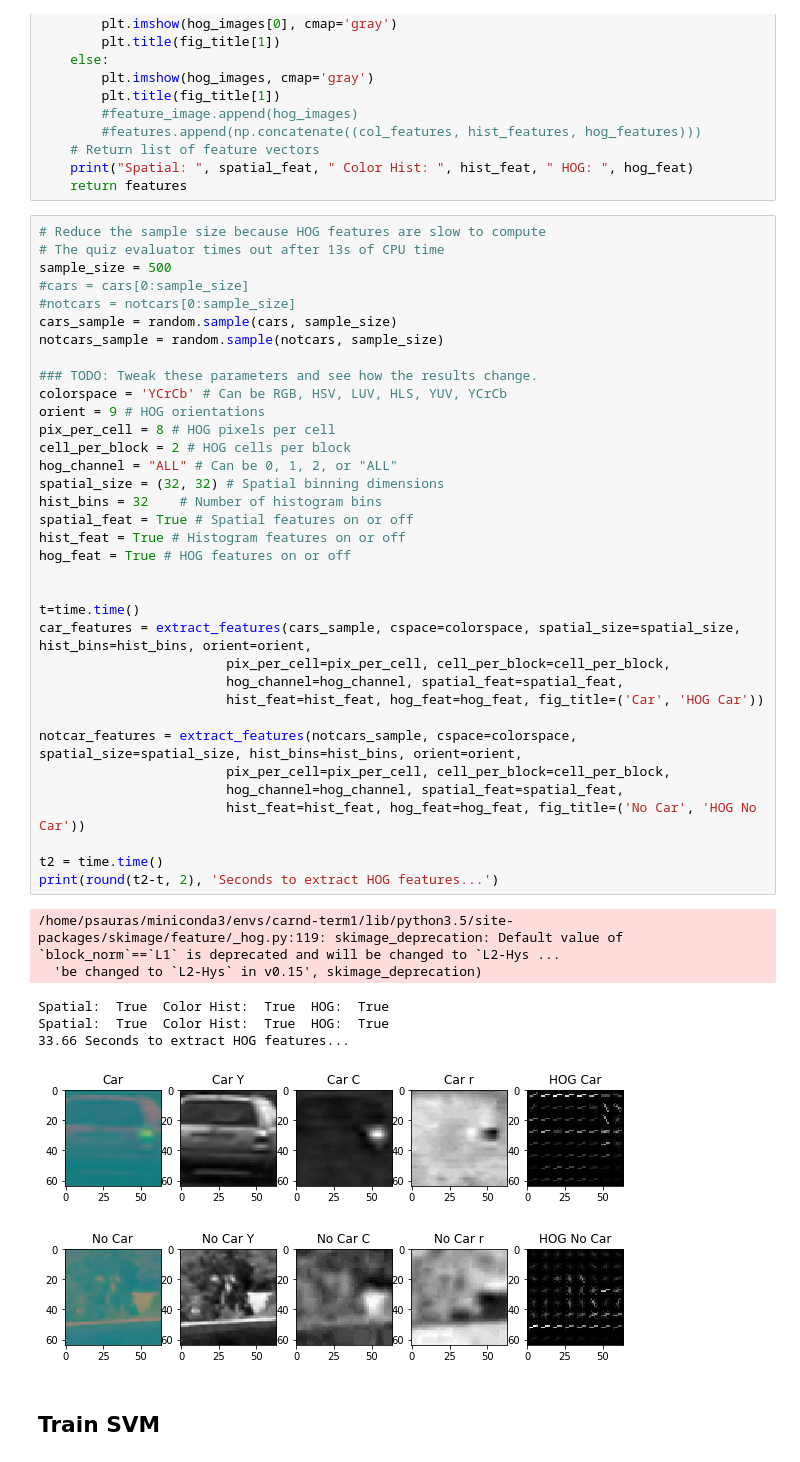
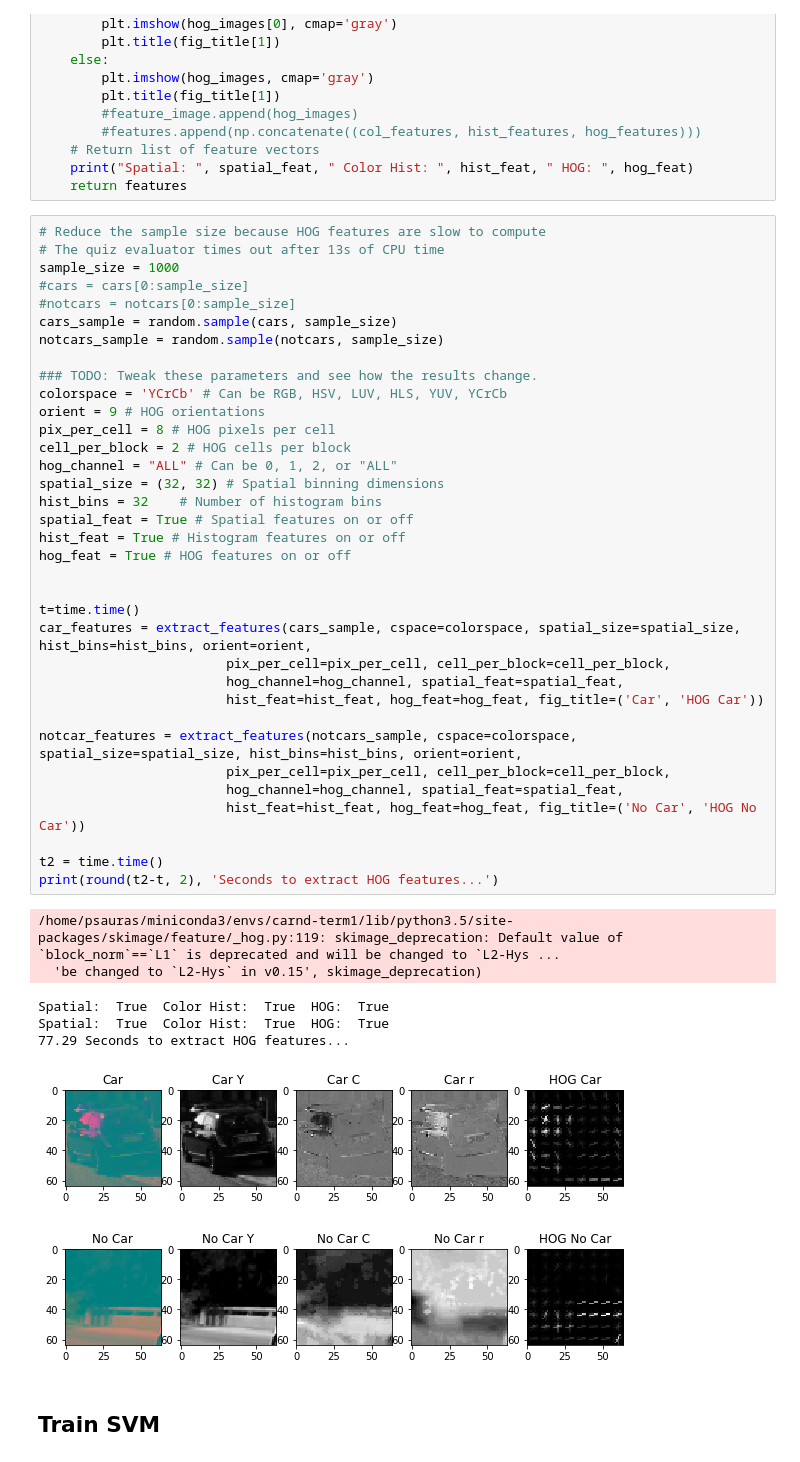
Before and after one commit to pablosaurasperez/CarND-Vehicle-Detection, a Jupyter notebook: P5_Vehicle_Detection.ipynb, the cells around one changed output. Drawn from its saved outputs; the diff is of its cells as text.

```diff
--- a/P5_Vehicle_Detection.ipynb
+++ b/P5_Vehicle_Detection.ipynb
@@ -305,7 +306,7 @@ def extract_features(imgs, cspace='RGB',  spatial_size=(32, 32), hist_bins=32, o
 # %%
 # Reduce the sample size because HOG features are slow to compute
 # The quiz evaluator times out after 13s of CPU time
-sample_size = 500
+sample_size = 1000
 #cars = cars[0:sample_size]
 #notcars = notcars[0:sample_size]
 cars_sample = random.sample(cars, sample_size)
@@ -315,36 +316,36 @@ notcars_sample = random.sample(notcars, sample_size)
 colorspace = 'YCrCb' # Can be RGB, HSV, LUV, HLS, YUV, YCrCb
 orient = 9 # HOG orientations
 pix_per_cell = 8 # HOG pixels per cell
 cell_per_block = 2 # HOG cells per block
 hog_channel = "ALL" # Can be 0, 1, 2, or "ALL"
 spatial_size = (32, 32) # Spatial binning dimensions
 hist_bins = 32    # Number of histogram bins
 spatial_feat = True # Spatial features on or off
 hist_feat = True # Histogram features on or off
 hog_feat = True # HOG features on or off
 
 
 t=time.time()
 car_features = extract_features(cars_sample, cspace=colorspace, spatial_size=spatial_size, hist_bins=hist_bins, orient=orient,
                         pix_per_cell=pix_per_cell, cell_per_block=cell_per_block,
                         hog_channel=hog_channel, spatial_feat=spatial_feat,
                         hist_feat=hist_feat, hog_feat=hog_feat, fig_title=('Car', 'HOG Car'))
 
 notcar_features = extract_features(notcars_sample, cspace=colorspace, spatial_size=spatial_size, hist_bins=hist_bins, orient=orient,
                         pix_per_cell=pix_per_cell, cell_per_block=cell_per_block,
                         hog_channel=hog_channel, spatial_feat=spatial_feat,
                         hist_feat=hist_feat, hog_feat=hog_feat, fig_title=('No Car', 'HOG No Car'))
 
 t2 = time.time()
 print(round(t2-t, 2), 'Seconds to extract HOG features...')
 # %% [output]
 /home/psauras/miniconda3/envs/carnd-term1/lib/python3.5/site-packages/skimage/feature/_hog.py:119: skimage_deprecation: Default value of `block_norm`==`L1` is deprecated and will be changed to `L2-Hys ...
   'be changed to `L2-Hys` in v0.15', skimage_deprecation)
 Spatial:  True  Color Hist:  True  HOG:  True
 Spatial:  True  Color Hist:  True  HOG:  True
-33.66 Seconds to extract HOG features...
+77.29 Seconds to extract HOG features...
-[figure, old version]
+[figure, new version]
-[figure, old version]
+[figure, new version]
 # %% [markdown]
 ## Train SVM
 # %% [markdown]
```
Also changed, not shown: parts of 11 cells of this notebook.
